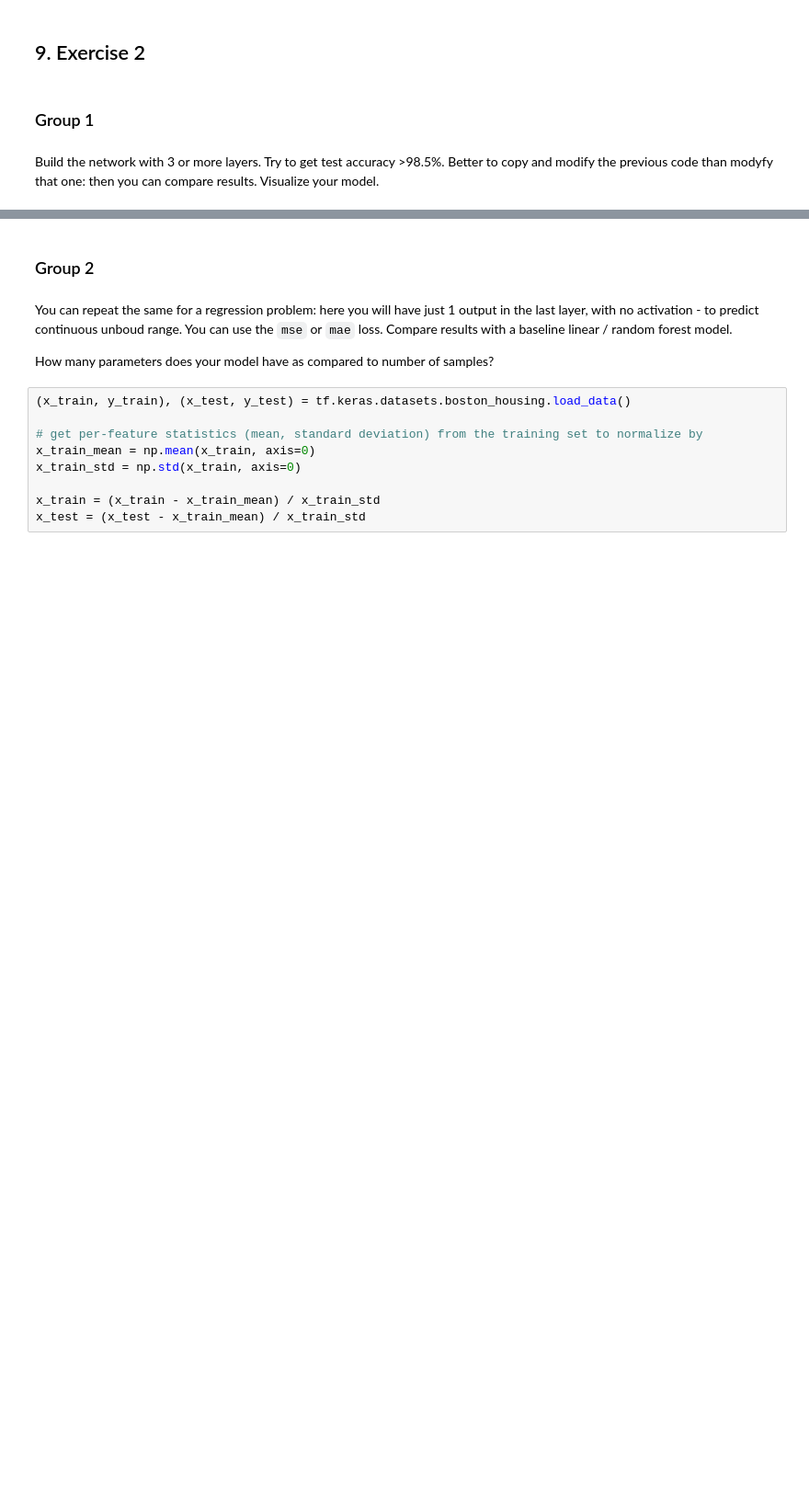
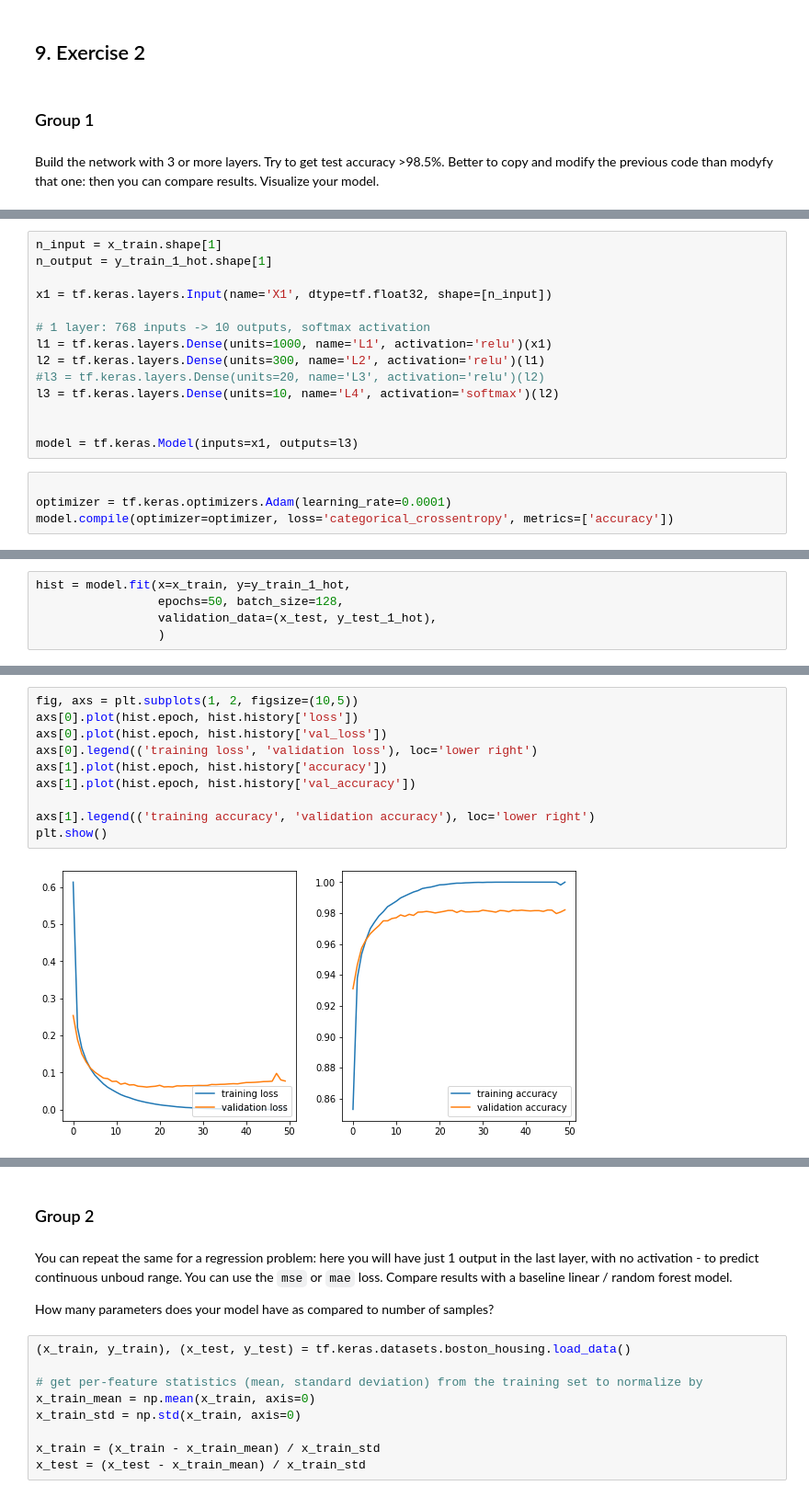
Before and after one commit to timdlp/BMLWS, a Jupyter notebook: tutorial/Tutorial_III_tf2_Fully_connected_NNs.ipynb, the cells around one changed output, grey strips where cells are left out. Shown at 92% size. Saved outputs shown, nothing was run; the diff lists cells and outputs as text; blank space fills up the shorter version.

```diff
--- a/tutorial/Tutorial_III_tf2_Fully_connected_NNs.ipynb
+++ b/tutorial/Tutorial_III_tf2_Fully_connected_NNs.ipynb
@@ -500,0 +502,18 @@ g = tf.Graph()
+# %%
+n_input = x_train.shape[1]
+n_output = y_train_1_hot.shape[1]
+
+x1 = tf.keras.layers.Input(name='X1', dtype=tf.float32, shape=[n_input])
+
+# 1 layer: 768 inputs -> 10 outputs, softmax activation
+l1 = tf.keras.layers.Dense(units=1000, name='L1', activation='relu')(x1)
+l2 = tf.keras.layers.Dense(units=300, name='L2', activation='relu')(l1)
+#l3 = tf.keras.layers.Dense(units=20, name='L3', activation='relu')(l2)
+l3 = tf.keras.layers.Dense(units=10, name='L4', activation='softmax')(l2)
+
+
+model = tf.keras.Model(inputs=x1, outputs=l3)
+# %%
+
+optimizer = tf.keras.optimizers.Adam(learning_rate=0.0001)
+model.compile(optimizer=optimizer, loss='categorical_crossentropy', metrics=['accuracy'])
@@ -500,0 +540,5 @@ g = tf.Graph()
+# %%
+hist = model.fit(x=x_train, y=y_train_1_hot,
+                 epochs=50, batch_size=128,
+                 validation_data=(x_test, y_test_1_hot),
+                 )
@@ -500,0 +563,12 @@ g = tf.Graph()
+# %%
+fig, axs = plt.subplots(1, 2, figsize=(10,5))
+axs[0].plot(hist.epoch, hist.history['loss'])
+axs[0].plot(hist.epoch, hist.history['val_loss'])
+axs[0].legend(('training loss', 'validation loss'), loc='lower right')
+axs[1].plot(hist.epoch, hist.history['accuracy'])
+axs[1].plot(hist.epoch, hist.history['val_accuracy'])
+
+axs[1].legend(('training accuracy', 'validation accuracy'), loc='lower right')
+plt.show()
+# %% [output]
+[figure, added]
```
Also changed, not shown: parts of 18 cells of this notebook.
